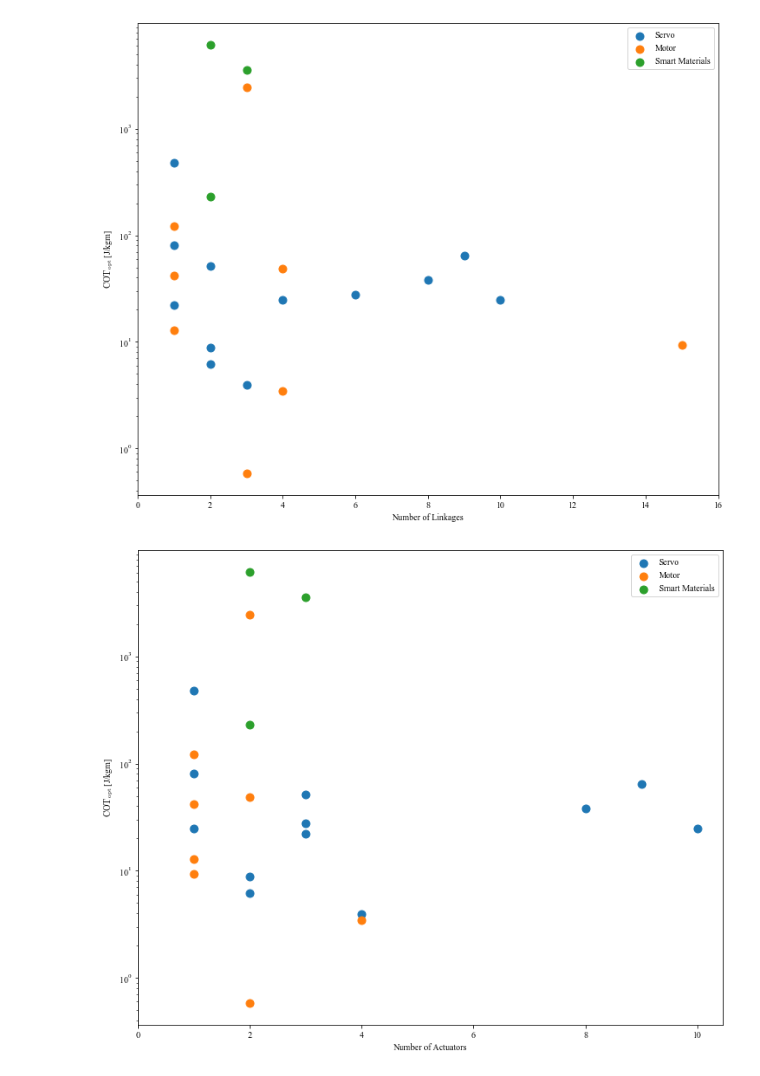
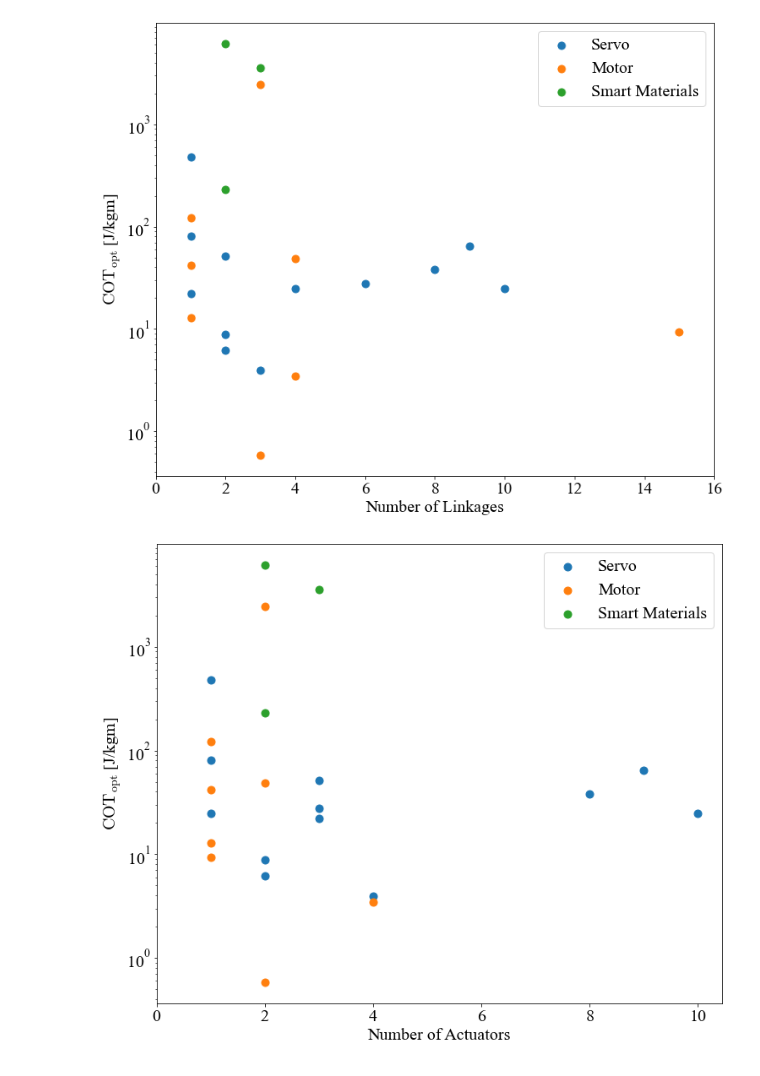
Before and after one commit to michaelcoe/Cost-of-Transport-Estimation, a Jupyter notebook: linkage_study/linkage_plots.ipynb, the cells around one changed output. Saved outputs shown, nothing was run; the diff lists cells and outputs as text; code cells hidden in the pictures.

```diff
--- a/linkage_study/linkage_plots.ipynb
+++ b/linkage_study/linkage_plots.ipynb
@@ -10,7 +10,7 @@ import cotEstimators as ce
 from pathlib import Path
 
 # Global plot parameters
-plt.rcParams.update({'font.size':40, 'lines.markersize':9})
+plt.rcParams.update({'font.size':20, 'lines.markersize':9})
 plt.rcParams.update({'mathtext.fontset':'cm'})
 plt.rcParams.update({'font.family':'Times New Roman'})
 # %%
@@ -53,6 +53,7 @@ bcf_dfs = [bcf_cot[bcf_cot['Locomotion']==mode] for mode in bcf_modes]
 mpf_dfs = [mpf_cot[mpf_cot['Locomotion']==mode] for mode in mpf_modes]
 lift_dfs = [lift_cot[lift_cot['Locomotion']==mode] for mode in lift_modes]
 # %%
+plt.rcParams.update({'font.size':20, 'lines.markersize':9})
 fit_method = 'least_squares'
 
 markers = ['o', 'v', '*', '^', 'd']
@@ -99,6 +100,8 @@ sheets = xlsx.sheet_names
 
 linkage_dfs = [pd.read_excel(xlsx, sheet_name=sheet) for sheet in sheets]
 # %%
+plt.rcParams.update({'font.size':20, 'lines.markersize':9})
+
 fig3, ax3 = plt.subplots(figsize=(12,10), facecolor='w')
 fig4, ax4 = plt.subplots(figsize=(12,10), facecolor='w')
 
@@ -147,35 +150,35 @@ for i, name in enumerate(sheets):
             data = linkage_dfs[i][linkage_dfs[i]['No Actuators'] <= 7]
             data = data[data['COTopt [J/kgm]'] < 1e3]
 
             dx = np.linspace(0, 4, 20)
             a, b, c = 5.00, -37.00, 80.00
             dy = a*dx**2 + b*dx + c
 
             ax4.scatter(linkage_dfs[i]['No Actuators'], linkage_dfs[i]['COTopt [J/kgm]'], marker='o', color='C1', label=name)
             # ax4.plot(dx, dy, 'C1--')
         else:
             ax4.scatter(linkage_dfs[i]['No Actuators'], linkage_dfs[i]['COTopt [J/kgm]'], marker='o', color='C2', label=name)
 
 ax3.set_xlabel('Number of Linkages')
 ax3.set_ylabel('$\mathrm{COT_{opt}}$ [J/kgm]')
 ax3.set_xticks(np.arange(0, 18, 2))
 #ax3.set_ylim([-10, 125])
 #ax3.grid(which='both', linestyle='--')
 ax3.legend()
 ax3.set_yscale('log')
 
 ax4.set_xlabel('Number of Actuators')
 ax4.set_ylabel('$\mathrm{COT_{opt}}$ [J/kgm]')
 ax4.set_xticks(np.arange(0, 12, 2))
 #ax4.set_ylim([-10, 125])
 #ax4.grid(which='both', linestyle='--')
 ax4.legend()
 ax4.set_yscale('log')
 fig3.savefig('motor_cot_linkages.pdf', facecolor='w', dpi=300, bbox_inches='tight')
 fig4.savefig('motor_cot_actuators.pdf', facecolor='w', dpi=300, bbox_inches='tight')
 # %% [output]
-[figure, old version]
+[figure, new version]
-[figure, old version]
+[figure, new version]
 # %%
 fig5, ax5 = plt.subplots(figsize=(12,10), facecolor='w')
 fig6, ax6 = plt.subplots(figsize=(12,10), facecolor='w')
```
Also changed, not shown: parts of 4 cells of this notebook, 8 other files.
